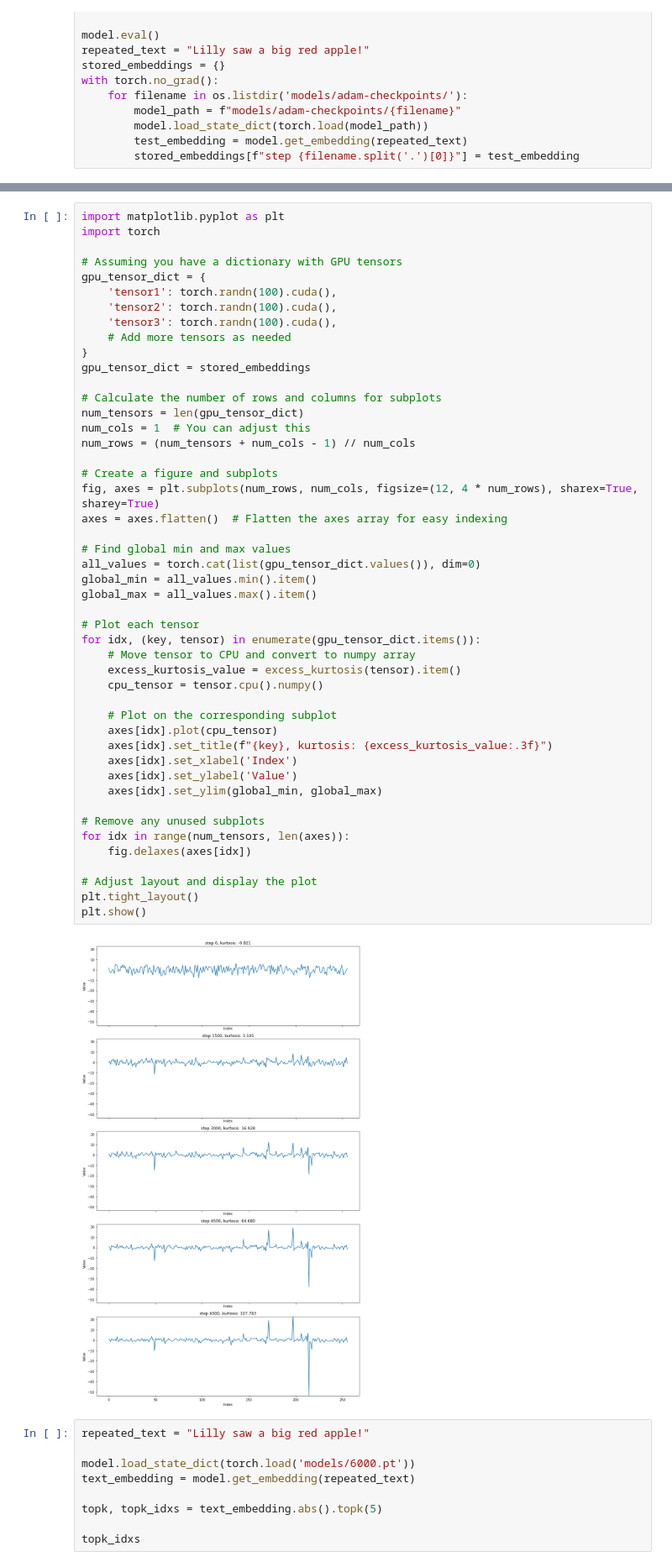
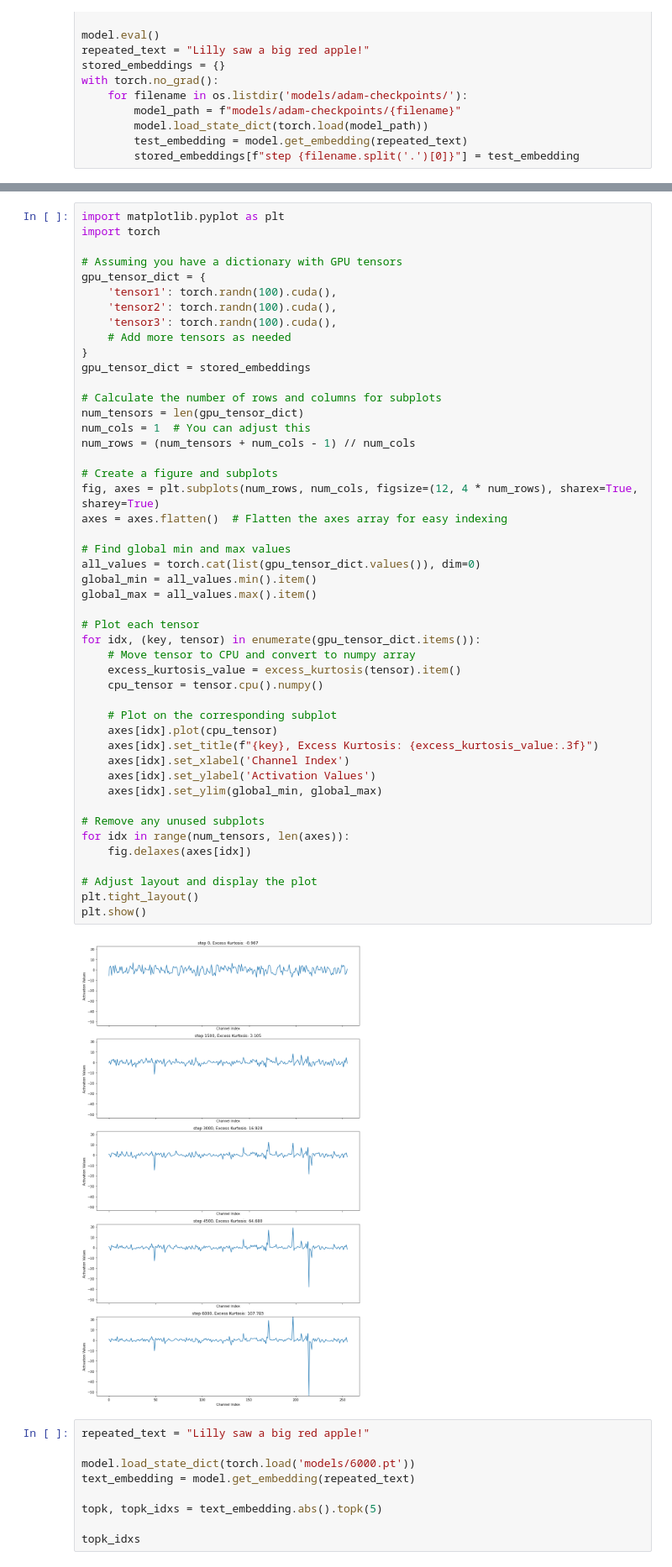
Before and after one commit to Activated-AI/llm-outlier-channel-exploration, a Jupyter notebook: train-llm.ipynb, the cells around one changed output, grey strips where cells are left out. Shown at 84% size. Saved outputs shown, nothing was run; the diff lists cells and outputs as text.

Commit message:
clean graph names

```diff
--- a/train-llm.ipynb
+++ b/train-llm.ipynb
@@ -716,37 +704,37 @@ num_tensors = len(gpu_tensor_dict)
 num_cols = 1  # You can adjust this
 num_rows = (num_tensors + num_cols - 1) // num_cols
 
 # Create a figure and subplots
 fig, axes = plt.subplots(num_rows, num_cols, figsize=(12, 4 * num_rows), sharex=True, sharey=True)
 axes = axes.flatten()  # Flatten the axes array for easy indexing
 
 # Find global min and max values
 all_values = torch.cat(list(gpu_tensor_dict.values()), dim=0)
 global_min = all_values.min().item()
 global_max = all_values.max().item()
 
 # Plot each tensor
 for idx, (key, tensor) in enumerate(gpu_tensor_dict.items()):
     # Move tensor to CPU and convert to numpy array
     excess_kurtosis_value = excess_kurtosis(tensor).item()
     cpu_tensor = tensor.cpu().numpy()
 
     # Plot on the corresponding subplot
     axes[idx].plot(cpu_tensor)
-    axes[idx].set_title(f"{key}, kurtosis: {excess_kurtosis_value:.3f}")
-    axes[idx].set_xlabel('Index')
-    axes[idx].set_ylabel('Value')
+    axes[idx].set_title(f"{key}, Excess Kurtosis: {excess_kurtosis_value:.3f}")
+    axes[idx].set_xlabel('Channel Index')
+    axes[idx].set_ylabel('Activation Values')
     axes[idx].set_ylim(global_min, global_max)
 
 # Remove any unused subplots
 for idx in range(num_tensors, len(axes)):
     fig.delaxes(axes[idx])
 
 # Adjust layout and display the plot
 plt.tight_layout()
 plt.show()
 # %% [output]
-[figure, old version]
+[figure, new version]
 # %%
 repeated_text = "Lilly saw a big red apple!"
 
```
Also changed, not shown: parts of 7 cells of this notebook.
